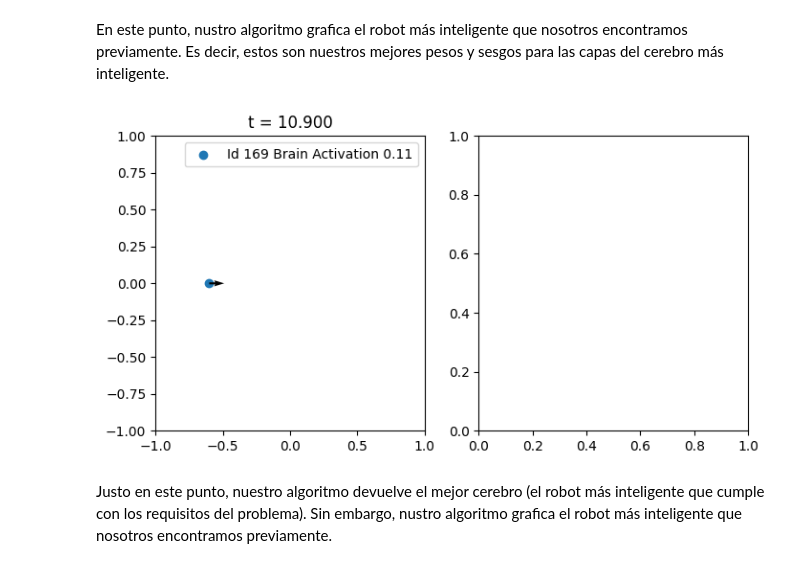
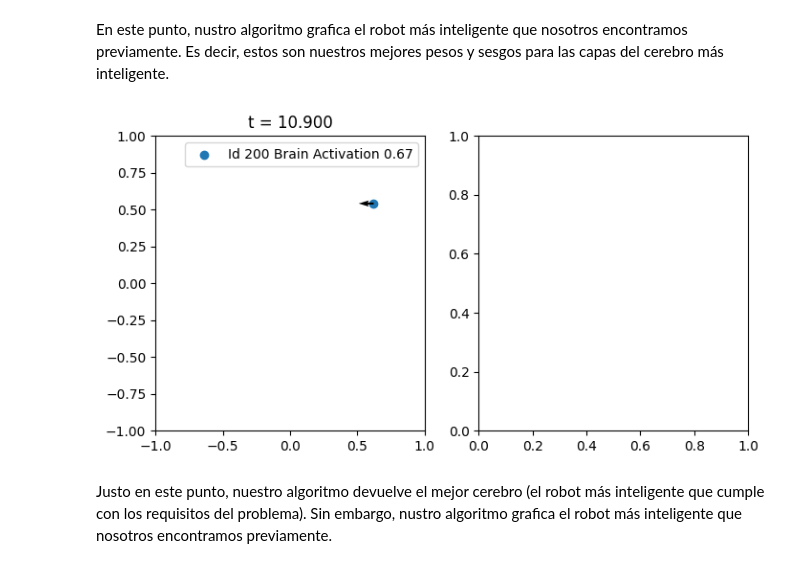
Before and after one commit to Gabriel-Borrero/MetodosI_GabrielBorrero_CatalinaFlores, a Jupyter notebook: Parcial 4/Componente computacional/Robot - Final.ipynb, the cells around one changed output. Drawn from its saved outputs; the diff is of its cells as text; code cells hidden in the pictures.

```diff
--- a/Parcial 4/Componente computacional/Robot - Final.ipynb
+++ b/Parcial 4/Componente computacional/Robot - Final.ipynb
@@ -321,38 +321,38 @@ l1.setW(np.array([[ -3.6179912],
  [-5.39859062],
  [4.52230449],
  [-4.79656225]]))
 
 l1.setB(np.array([[6.78601031]]))
 
 Brain = [l0,l1]
 
 trained = Robot(0.1,Brain,200)
 
 
 
 dt = 0.1
 
 t = np.arange(0.,11.,dt)
 
 
 for lt in range(t.shape[0]):
 
     clear_output(wait=True)
 
-    best_bot.Evolution()
-    A = best_bot.BrainActivation(best_bot.GetR()[0])
+    trained.Evolution()
+    A = trained.BrainActivation(trained.GetR()[0])
     ax,_=GetPlot()
     ax.set_title('t = {:.3f}'.format(t[lt]))
 
-    ax.scatter(best_bot.r[0],best_bot.r[1],label='Id {} Brain Activation {:.2f}'.format(best_bot.Id,A[0]))
-    ax.quiver(best_bot.r[0],best_bot.r[1],best_bot.v[0],best_bot.v[1])
+    ax.scatter(trained.r[0],trained.r[1],label='Id {} Brain Activation {:.2f}'.format(trained.Id,A[0]))
+    ax.quiver(trained.r[0],trained.r[1],trained.v[0],trained.v[1])
 
     ax.legend()
     plt.show()
 
     time.sleep(0.01)
 # %% [output]
-[figure, old version]
+[figure, new version]
 # %% [markdown]
 Justo en este punto, nuestro algoritmo devuelve el mejor cerebro (el robot más inteligente que cumple con los requisitos del problema). Sin embargo, nustro algoritmo grafica el robot más inteligente que nosotros encontramos previamente.
 # %%
```
